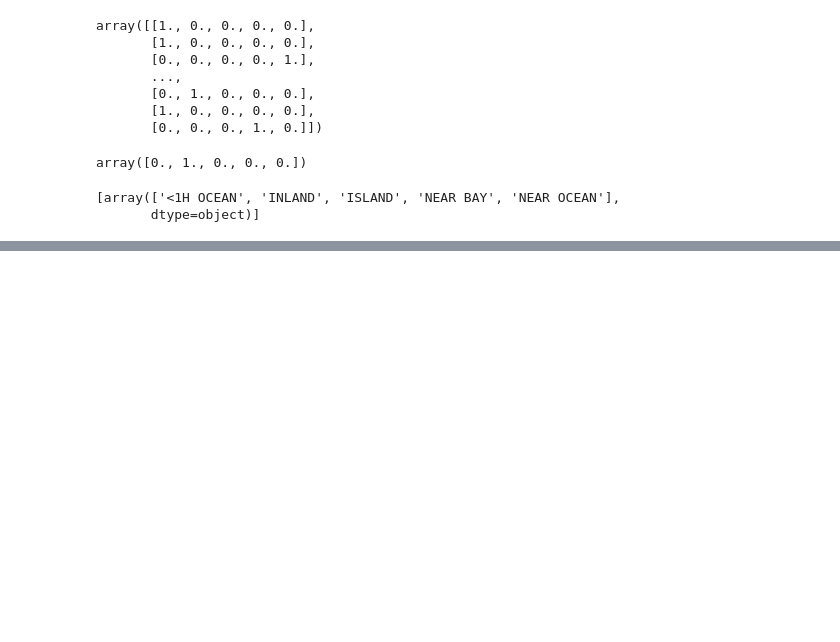
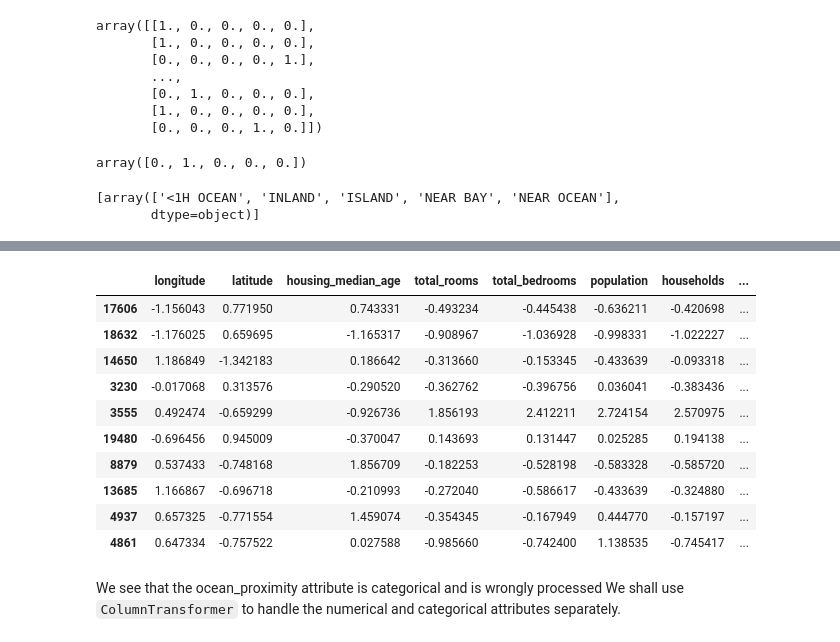
Before and after one commit to Zad-100/End-To-End-Machine-Learning-Project, a Jupyter notebook: housing.ipynb, the cells around one changed output, grey strips where cells are left out. Drawn from its saved outputs; the diff is of its cells as text; code cells hidden in the pictures; blank space fills up the shorter version.

```diff
--- a/housing.ipynb
+++ b/housing.ipynb
@@ -772,0 +875,14 @@ catEncoder.categories_
+# %%
+# To process numerical attributes
+from sklearn.pipeline import Pipeline
+from sklearn.preprocessing import StandardScaler
+
+numPipeline= Pipeline([
+    ('imputer', SimpleImputer(strategy="median")),
+    ('attributesAdder', CombinedAttributesAdder()),
+    ('stdScaler', StandardScaler()),
+])
+
+trainDF_num_tr = numPipeline.fit_transform(trainDF_num)
+
+trainDF_num_tr
@@ -772,0 +903,21 @@ catEncoder.categories_
+# %%
+# Converting the NumPy array to Pandas DataFrame
+trainDF_num_tr = convertArrayToDF(trainDF_num_tr)
+
+trainDF_num_tr.head(10)
+# %% [output]
+|  | longitude | latitude | housing_median_age | total_rooms | total_bedrooms | population | households | ... |
+| 17606 | -1.156043 | 0.771950 | 0.743331 | -0.493234 | -0.445438 | -0.636211 | -0.420698 | ... |
+| 18632 | -1.176025 | 0.659695 | -1.165317 | -0.908967 | -1.036928 | -0.998331 | -1.022227 | ... |
+| 14650 | 1.186849 | -1.342183 | 0.186642 | -0.313660 | -0.153345 | -0.433639 | -0.093318 | ... |
+| 3230 | -0.017068 | 0.313576 | -0.290520 | -0.362762 | -0.396756 | 0.036041 | -0.383436 | ... |
+| 3555 | 0.492474 | -0.659299 | -0.926736 | 1.856193 | 2.412211 | 2.724154 | 2.570975 | ... |
+| 19480 | -0.696456 | 0.945009 | -0.370047 | 0.143693 | 0.131447 | 0.025285 | 0.194138 | ... |
+| 8879 | 0.537433 | -0.748168 | 1.856709 | -0.182253 | -0.528198 | -0.583328 | -0.585720 | ... |
+| 13685 | 1.166867 | -0.696718 | -0.210993 | -0.272040 | -0.586617 | -0.433639 | -0.324880 | ... |
+| 4937 | 0.657325 | -0.771554 | 1.459074 | -0.354345 | -0.167949 | 0.444770 | -0.157197 | ... |
+| 4861 | 0.647334 | -0.757522 | 0.027588 | -0.985660 | -0.742400 | 1.138535 | -0.745417 | ... |
+# %% [markdown]
+We see that the ocean_proximity attribute is categorical and is wrongly processed
+We shall use `ColumnTransformer` to handle the numerical and categorical attributes
+separately.
```
Also changed, not shown: parts of 18 cells of this notebook.
